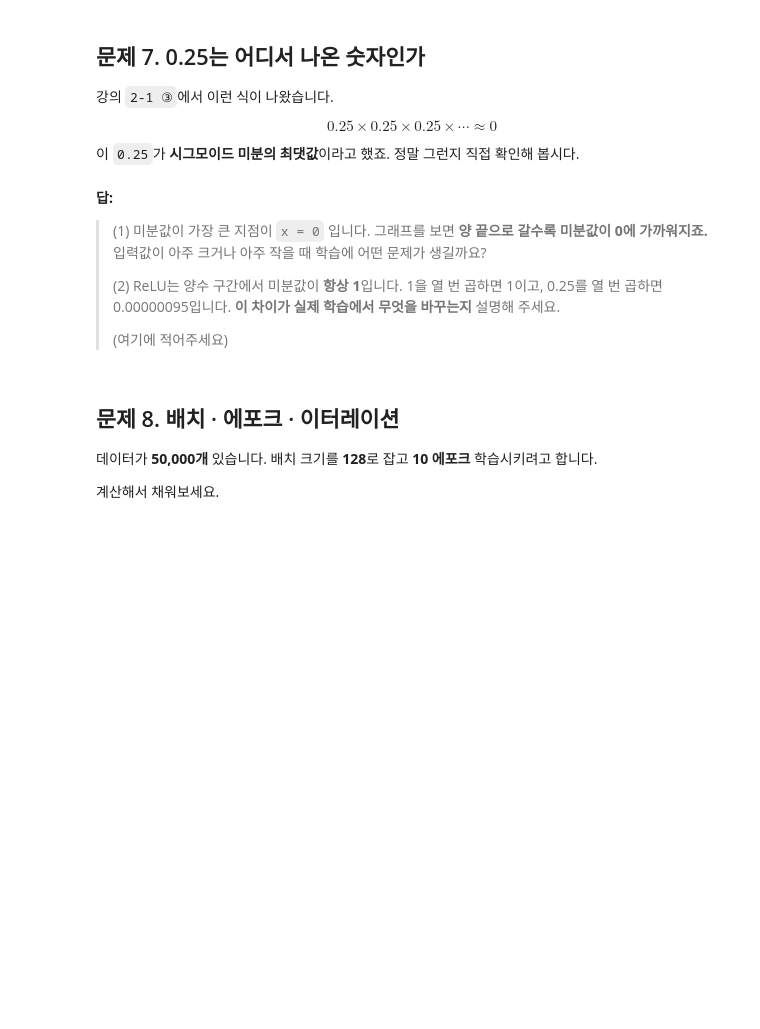
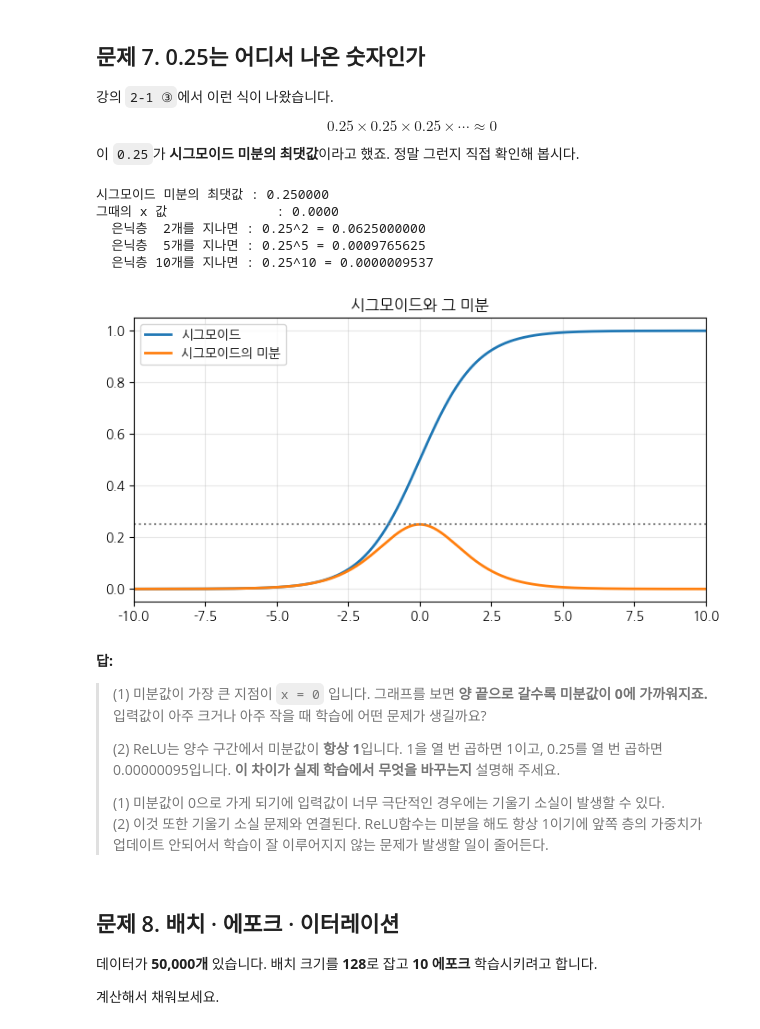
Before and after one commit to Insight-Sogang-Univ/insight-16th, a Jupyter notebook: advanced/sunjoo/session02/assignment_perceptron_16th.ipynb, the cells around one changed output. Cells and saved outputs as stored; diff of their text form; code cells hidden in the pictures; blank space fills up the shorter version.

```diff
--- a/advanced/sunjoo/session02/assignment_perceptron_16th.ipynb
+++ b/advanced/sunjoo/session02/assignment_perceptron_16th.ipynb
@@ -313,19 +313,26 @@ $$0.25 \times 0.25 \times 0.25 \times \cdots \approx 0$$
 # %%
 xs = np.linspace(-10, 10, 200001)
 # 여기를 채우세요: None을 지우고 시그모이드 미분값을 구하세요.
-grad = None
+grad = sigmoid_deriv(xs)
 
 print(f"시그모이드 미분의 최댓값 : {grad.max():.6f}")
 print(f"그때의 x 값              : {xs[grad.argmax()]:.4f}")
 
 for n in [2, 5, 10]:
     print(f"  은닉층 {n:>2}개를 지나면 : 0.25^{n} = {0.25 ** n:.10f}")
 
 plt.figure(figsize=(8, 4))
 plt.plot(xs, sigmoid(xs), lw=2, label='시그모이드')
 plt.plot(xs, grad, lw=2, label='시그모이드의 미분')
 plt.axhline(0.25, ls=':', color='gray'); plt.xlim(-10, 10)
 plt.legend(); plt.grid(alpha=0.3); plt.title('시그모이드와 그 미분'); plt.show()
+# %% [output]
+시그모이드 미분의 최댓값 : 0.250000
+그때의 x 값              : 0.0000
+  은닉층  2개를 지나면 : 0.25^2 = 0.0625000000
+  은닉층  5개를 지나면 : 0.25^5 = 0.0009765625
+  은닉층 10개를 지나면 : 0.25^10 = 0.0000009537
+[figure, added]
 # %% [markdown]
 **답:**
 
@@ -336,7 +343,8 @@ plt.legend(); plt.grid(alpha=0.3); plt.title('시그모이드와 그 미분'); p
 > 1을 열 번 곱하면 1이고, 0.25를 열 번 곱하면 0.00000095입니다.
 > **이 차이가 실제 학습에서 무엇을 바꾸는지** 설명해 주세요.
 >
-> (여기에 적어주세요)
+> (1) 미분값이 0으로 가게 되기에 입력값이 너무 극단적인 경우에는 기울기 소실이 발생할 수 있다.  <br>
+(2) 이것 또한 기울기 소실 문제와 연결된다. ReLU함수는 미분을 해도 항상 1이기에 앞쪽 층의 가중치가 업데이트 안되어서 학습이 잘 이루어지지 않는 문제가 발생할 일이 줄어든다.
 # %% [markdown]
 ## 문제 8. 배치 · 에포크 · 이터레이션
 
```
